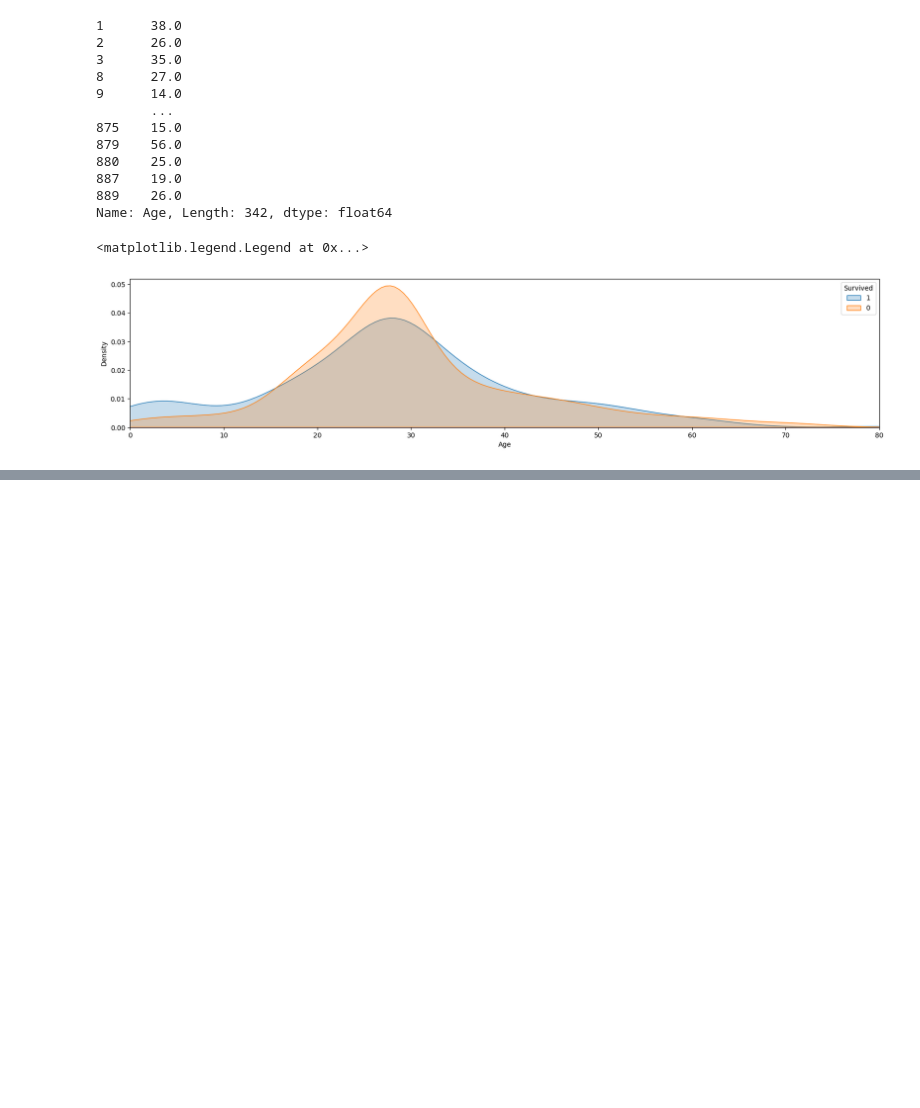
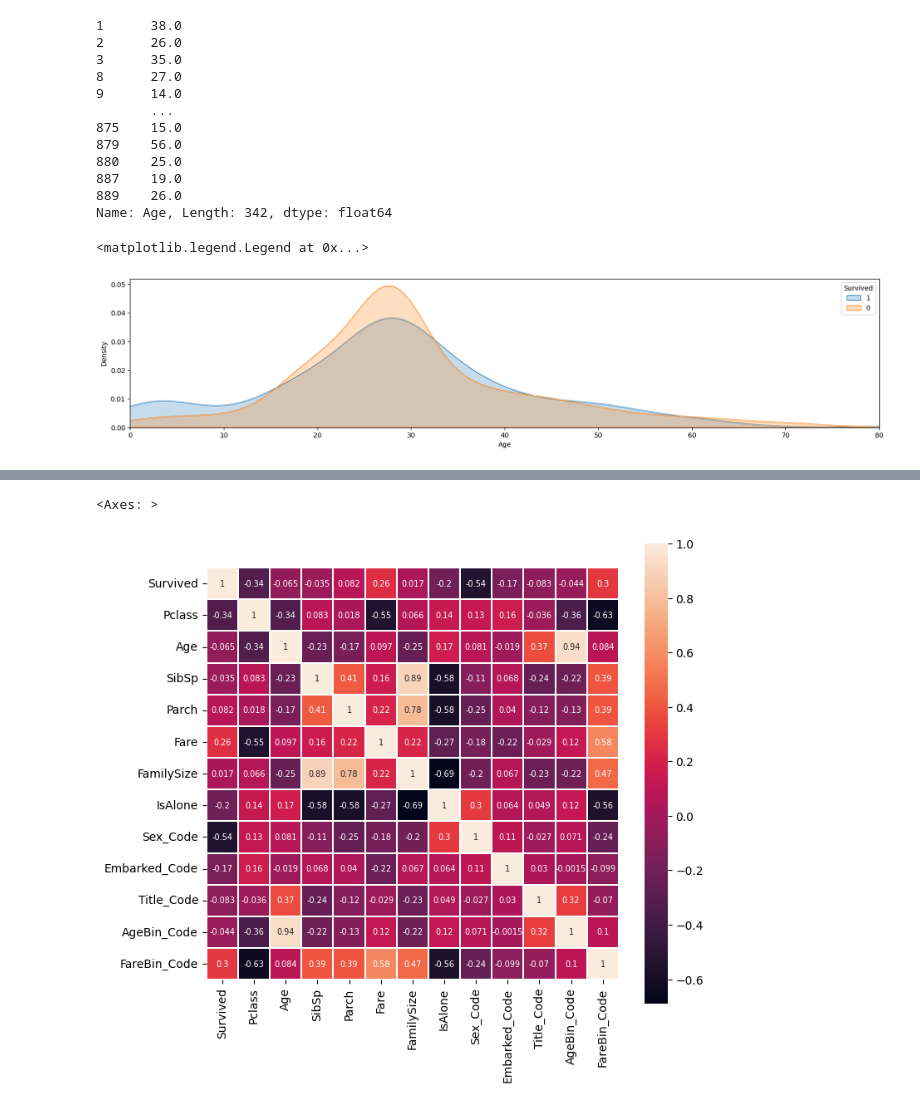
Before and after one commit to morteza-rp/data-science-projects, a Jupyter notebook: Titanic_Disaster/Titanic_Disaster.ipynb, the cells around one changed output, grey strips where cells are left out. Saved outputs shown, nothing was run; the diff lists cells and outputs as text; code cells hidden in the pictures; blank space fills up the shorter version.

```diff
--- a/Titanic_Disaster/Titanic_Disaster.ipynb
+++ b/Titanic_Disaster/Titanic_Disaster.ipynb
@@ -466,0 +486,11 @@ plt.legend(['1','0'], title='Survived')
+# %%
+corr = data1.drop(columns=['Name', 'Title',	'FareBin',	'AgeBin', 'Embarked', 'Sex']).corr()
+plt.figure(figsize=(8, 8))
+sns.heatmap(corr, square=True,
+        cbar_kws={'shrink':.9 },
+        annot=True,
+        linewidths=0.1,vmax=1.0, linecolor='white',
+        annot_kws={'fontsize':7 })
+# %% [output]
+<Axes: >
+[figure, added]
```
Also changed, not shown: parts of 5 cells of this notebook.
